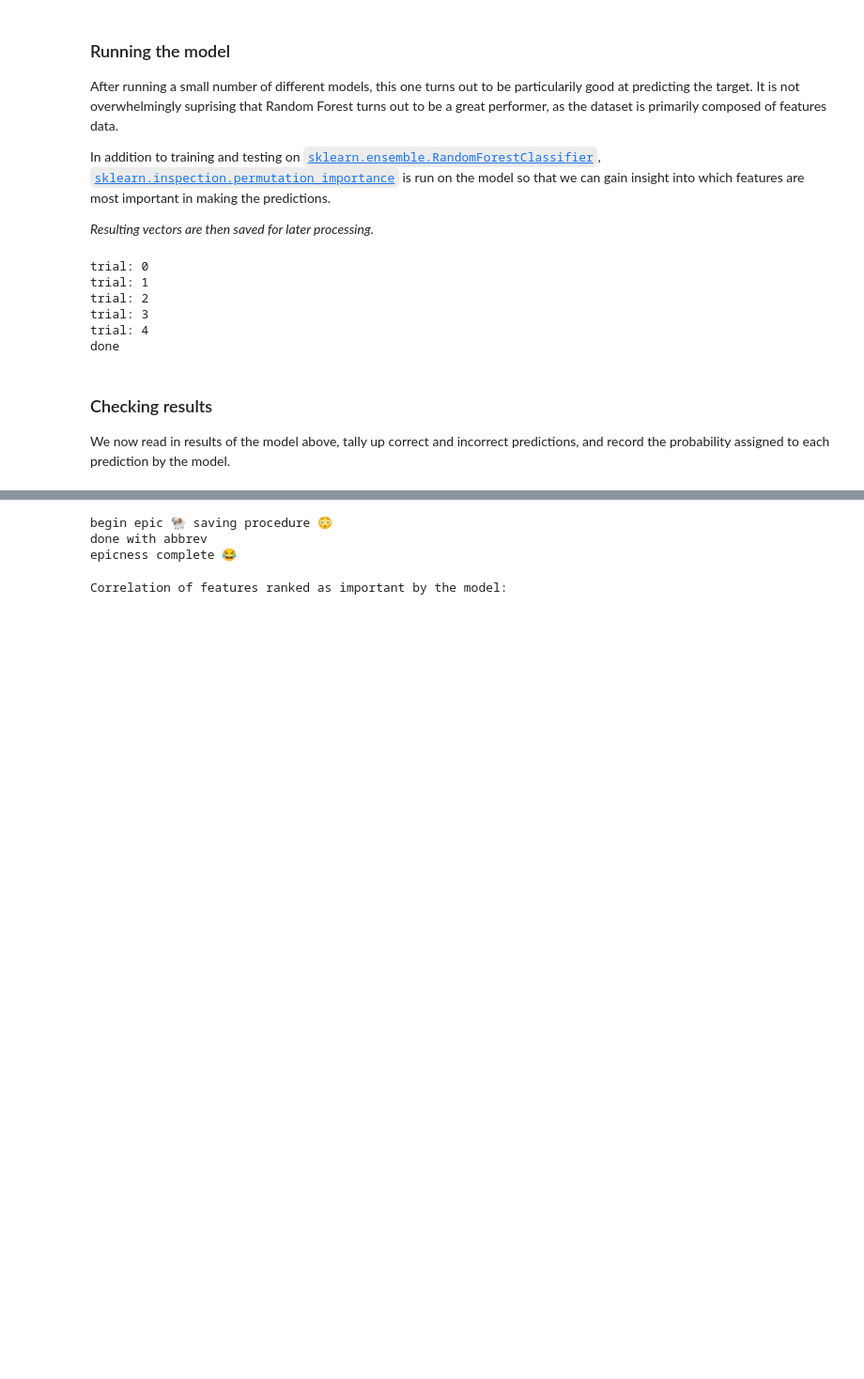
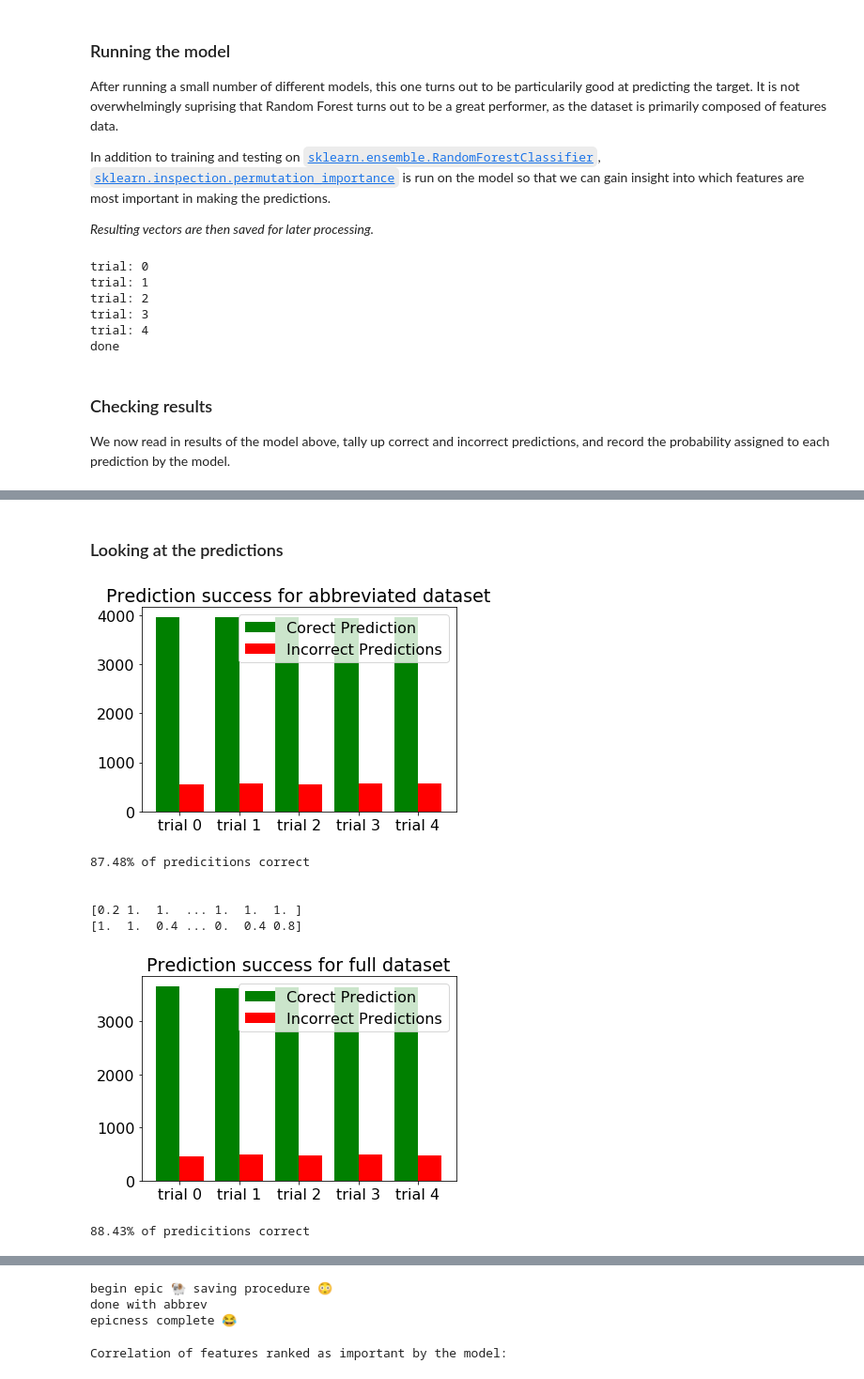
Before and after one commit to jakeypakey/telemarket_data, a Jupyter notebook: data_explore.ipynb, the cells around one changed output, grey strips where cells are left out. Shown at 94% size. Cells and saved outputs as stored; diff of their text form; code cells hidden in the pictures; blank space fills up the shorter version.

Commit message:
adding some visualizations

```diff
--- a/data_explore.ipynb
+++ b/data_explore.ipynb
@@ -318,0 +331,59 @@ for co,wr in zip(corrects,wrongs):
+# %% [markdown]
+### Looking at the predictions
+# %%
+correct = [(entry[0]+entry[1]) for entry in corrects[0]]
+wrong = [(entry[0]+entry[1]) for entry in wrongs[0]]
+
+#buys =  first,second,comb
+#notBuys = first,second,cob
+ind = [ i for i in range(len(correct)) ]
+width = .4
+plt.figure(figureCount)
+figureCount+=1
+plt.bar(ind,correct,width,label= 'Corect Prediction',color='green')
+plt.bar([item+width for item in ind],wrong,width,label='Incorrect Predictions',color='red')
+plt.title('Prediction success for abbreviated dataset')
+plt.legend()
+plt.xticks([item+width/2 for item in ind],['trial {}'.format(i) for i in range(numRuns)])
+plt.show()
+print('{:.2f}% of predicitions correct\n\n'.format(sum(correct)/(sum(wrong)+sum(correct))*100 ))
+
+
+#correctP = np.unique(correctProbs[0],return_counts=True)
+#####
+
+
+
+
+
+
+#####################################
+
+print(correctP)
+print(wrongP)
+
+correct = [entry[0]+entry[1] for entry in corrects[1]]
+wrong = [(entry[0]+ entry[1]) for entry in wrongs[1]]
+
+#buys =  first,second,comb
+#notBuys = first,second,cob
+ind = [ i for i in range(len(correct)) ]
+width = .4
+plt.figure(figureCount)
+figureCount+=1
+plt.bar(ind,correct,width,label= 'Corect Prediction',color='green')
+plt.bar([item+width for item in ind],wrong,width,label='Incorrect Predictions',color='red')
+plt.title('Prediction success for full dataset')
+plt.legend()
+plt.xticks([item+width/2 for item in ind],['trial {}'.format(i) for i in range(numRuns)])
+plt.show()
+print('{:.2f}% of predicitions correct\n\n'.format(sum(correct)/(sum(wrong)+sum(correct))*100 ))
+# %% [output]
+[figure, added]
+87.48% of predicitions correct
+
+
+[0.2 1.  1.  ... 1.  1.  1. ]
+[1.  1.  0.4 ... 0.  0.4 0.8]
+[figure, added]
+88.43% of predicitions correct
```
Also changed, not shown: parts of 13 cells of this notebook, 1 other file.
